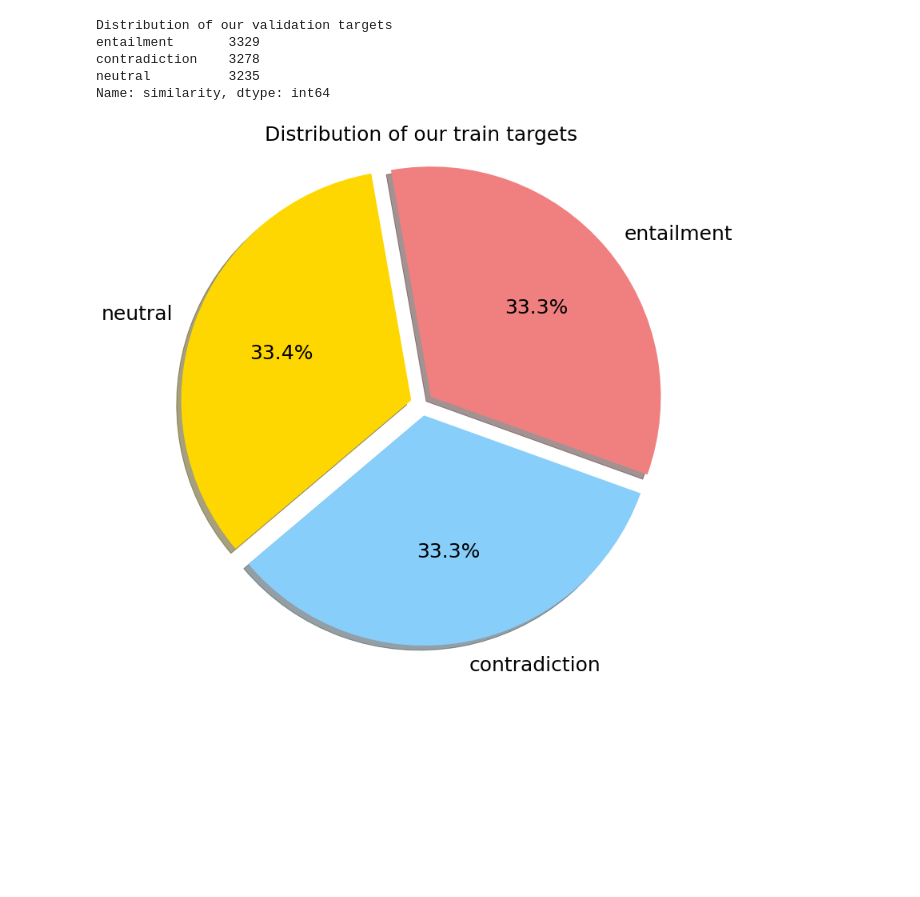
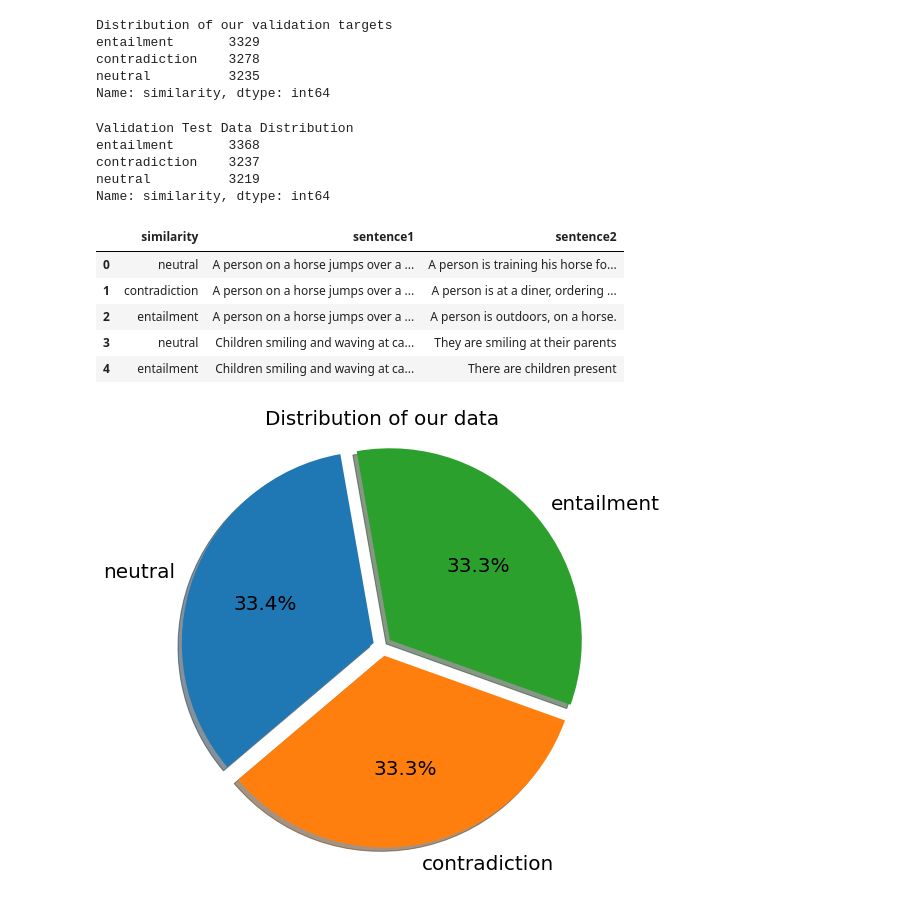
Before and after one commit to aemreusta/success-of-ai-writers, a Jupyter notebook: dataPreprocessing.ipynb, the cells around one changed output. Saved outputs shown, nothing was run; the diff lists cells and outputs as text; code cells hidden in the pictures; blank space fills up the shorter version.

```diff
--- a/dataPreprocessing.ipynb
+++ b/dataPreprocessing.ipynb
@@ -13,3 +13,4 @@ import seaborn as sns
 # %%
 df_train = pd.read_csv("/content/drive/MyDrive/Success of AI Writers/DATA/snli_1.0_train.csv")
 df_val=pd.read_csv("/content/drive/MyDrive/Success of AI Writers/DATA/snli_1.0_dev.csv")
+df_test=pd.read_csv("/content/drive/MyDrive/Success of AI Writers/DATA/snli_1.0_test.csv")
@@ -115,6 +156,7 @@ Name: similarity, dtype: int64
 # %%
 df_train=df_train[df_train.similarity!="-"].reset_index()
 df_val=df_val[df_val.similarity!="-"].reset_index()
+df_test=df_test[df_test.similarity!="-"].reset_index()
 # %%
 print("Distribution of our train targets")
 print(df_train.similarity.value_counts())
@@ -133,16 +175,36 @@ entailment       3329
 contradiction    3278
 neutral          3235
 Name: similarity, dtype: int64
+# %%
+print("Validation Test Data Distribution")
+print(df_test.similarity.value_counts())
+# %% [output]
+Validation Test Data Distribution
+entailment       3368
+contradiction    3237
+neutral          3219
+Name: similarity, dtype: int64
+# %%
+df=pd.concat([df_train,df_val,df_test],ignore_index=True).drop("index",axis=1)
+# %%
+df.head()
+# %% [output]
+|  | similarity | sentence1 | sentence2 |
+| 0 | neutral | A person on a horse jumps over a ... | A person is training his horse fo... |
+| 1 | contradiction | A person on a horse jumps over a ... | A person is at a diner, ordering ... |
+| 2 | entailment | A person on a horse jumps over a ... | A person is outdoors, on a horse. |
+| 3 | neutral | Children smiling and waving at ca... | They are smiling at their parents |
+| 4 | entailment | Children smiling and waving at ca... | There are children present |
 # %%
-similarity=[df_train.similarity.unique()[0],df_train.similarity.unique()[1],df_train.similarity.unique()[2]]
-counts=[df_train.similarity.value_counts().entailment,df_train.similarity.value_counts().contradiction,df_train.similarity.value_counts().neutral]
-colors = ['gold', 'lightskyblue', 'lightcoral']
+similarity=[df.similarity.unique()[0],df.similarity.unique()[1],df.similarity.unique()[2]]
+counts=[df.similarity.value_counts().entailment,df.similarity.value_counts().contradiction,df.similarity.value_counts().neutral]
 explode = (0.05, 0.05, 0.05)
-fig = plt.figure(figsize =(12,12))
-plt.pie(counts, explode=explode, labels=similarity, colors=colors,
-autopct='%1.1f%%', shadow=True, startangle=100, textprops={'fontsize': 25,'color':"black"})
-plt.title("Distribution of our train targets",  fontsize=25)
+fig = plt.figure(figsize =(8,8))
+plt.pie(counts, explode=explode, labels=similarity,
+autopct='%1.1f%%', shadow=True, startangle=100, textprops={'fontsize': 20,'color':"black"})
+plt.title("Distribution of our data",  fontsize=20)
 plt.axis('equal')
+plt.savefig('pie_chart.png');
 plt.show()
 # %% [output]
-[figure, old version]
+[figure, new version]
```
Also changed, not shown: parts of 10 cells of this notebook.
